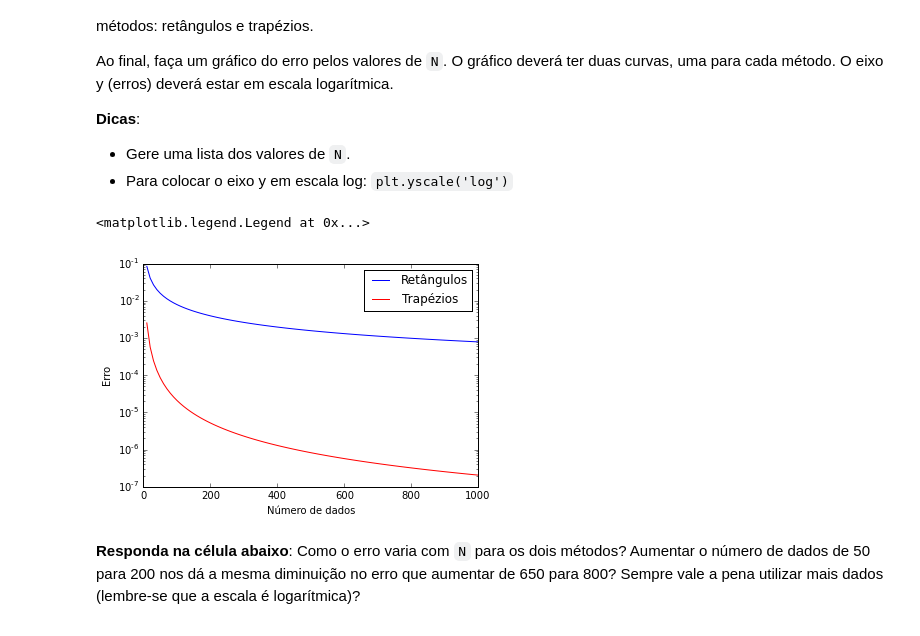
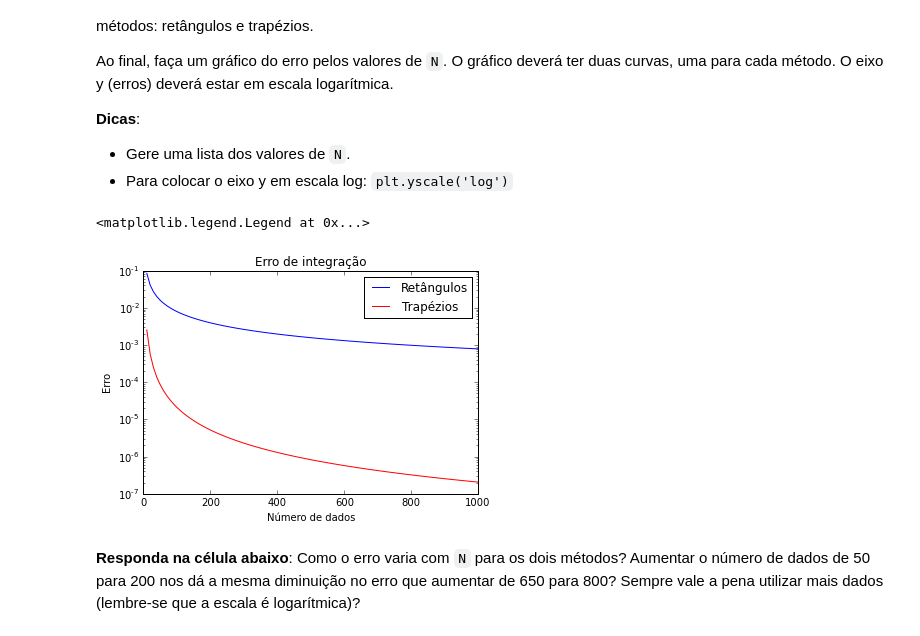
Before and after one commit to mat-esp-2015/integracao-oceanmath-pratica-4, a Jupyter notebook: tarefa-integracao.ipynb, the cells around one changed output. Drawn from its saved outputs; the diff is of its cells as text; code cells hidden in the pictures.

```diff
--- a/tarefa-integracao.ipynb
+++ b/tarefa-integracao.ipynb
@@ -203,17 +201,17 @@ for valor in range(10, N, 10):
 # %%
-lista = range(10, 1010, 10)
+lista = range(10, 1010, 10) # definir uma lista gerada pelo 'range' iniciando em dez com intervalos de dez em dez até dez mil e dez
 
-plt.figure()
-plt.plot(lista, E, '-b', label = 'Retângulos')
-plt.plot(lista, Etrap, '-r', label = 'Trapézios')
-plt.yscale('log')
-plt.xlabel('Número de dados')
-plt.ylabel('Erro')
-plt.tittle('Erro de integraçã')
-plt.legend()
+plt.figure() # mostar o gráfico
+plt.plot(lista, E, '-b', label = 'Retângulos') # gerar um gráfico da lista em função do erro de integração do retângulo
+plt.plot(lista, Etrap, '-r', label = 'Trapézios') # gerar um gráfico da lista em função do erro de integração do trapézio
+plt.yscale('log') # colocar o eixo y em escala logarítmica
+plt.xlabel('Número de dados') # nomear o eixo 'x' de 'Número de dados'
+plt.ylabel('Erro') # nomear o eixo 'y' de erro
+plt.title('Erro de integração') # nomear o gráfico de 'Erro de integração'
+plt.legend() # colocar a legenda no gráfico
 # %% [output]
 <matplotlib.legend.Legend at 0x...>
-[figure, old version]
+[figure, new version]
 # %% [markdown]
 **Responda na célula abaixo**: Como o erro varia com `N` para os dois métodos? Aumentar o número de dados de 50 para 200 nos dá a mesma diminuição no erro que aumentar de 650 para 800? Sempre vale a pena utilizar mais dados (lembre-se que a escala é logarítmica)?
 # %% [markdown]
```
Also changed, not shown: parts of 9 cells of this notebook.
